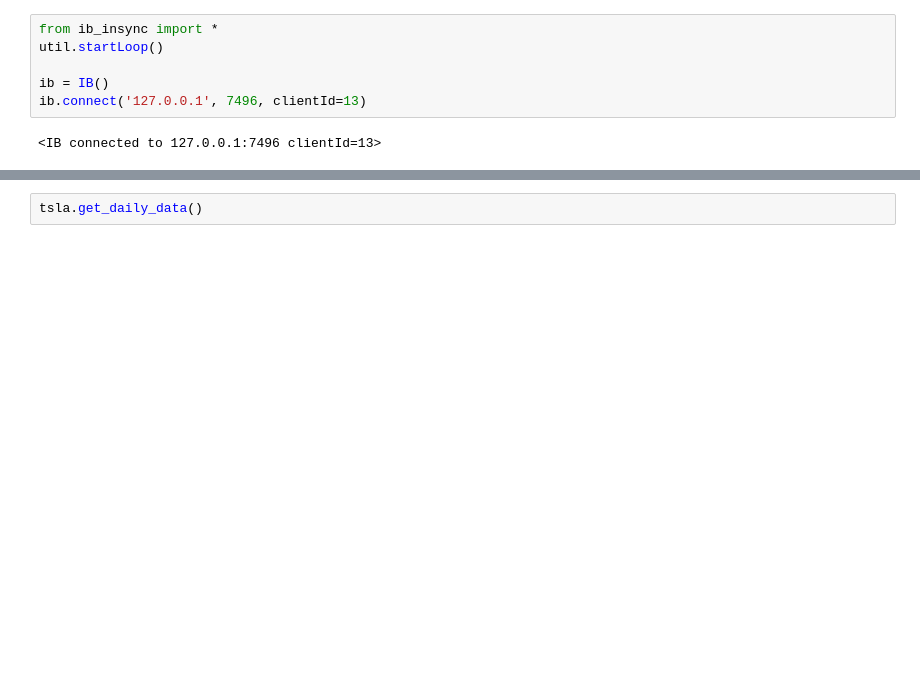
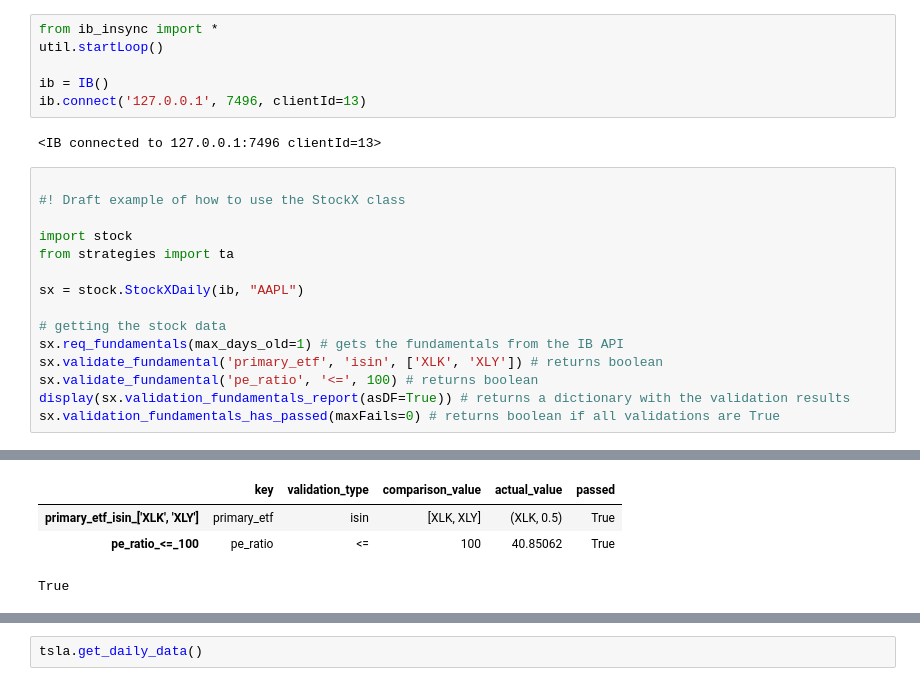
Before and after one commit to Design-01/stockbot_4, a Jupyter notebook: TEST_StockX.ipynb, the cells around one changed output, grey strips where cells are left out. Cells and saved outputs as stored; diff of their text form; blank space fills up the shorter version.

```diff
--- a/TEST_StockX.ipynb
+++ b/TEST_StockX.ipynb
@@ -15,3 +15,19 @@ ib = IB()
 ib.connect('127.0.0.1', 7496, clientId=13)
 # %% [output]
 <IB connected to 127.0.0.1:7496 clientId=13>
+# %%
+
+#! Draft example of how to use the StockX class
+
+import stock
+from strategies import ta
+
+sx = stock.StockXDaily(ib, "AAPL")
+
+# getting the stock data
+sx.req_fundamentals(max_days_old=1) # gets the fundamentals from the IB API
+sx.validate_fundamental('primary_etf', 'isin', ['XLK', 'XLY']) # returns boolean
+sx.validate_fundamental('pe_ratio', '<=', 100) # returns boolean
+display(sx.validation_fundamentals_report(asDF=True)) # returns a dictionary with the validation results
+sx.validation_fundamentals_has_passed(maxFails=0) # returns boolean if all validations are True
+# %% [output]
@@ -17,0 +35,4 @@ ib.connect('127.0.0.1', 7496, clientId=13)
+|  | key | validation_type | comparison_value | actual_value | passed |
+| primary_etf_isin_['XLK', 'XLY'] | primary_etf | isin | [XLK, XLY] | (XLK, 0.5) | True |
+| pe_ratio_<=_100 | pe_ratio | <= | 100 | 40.85062 | True |
+True
```
Also changed, not shown: parts of 9 cells of this notebook, 5 other files.
